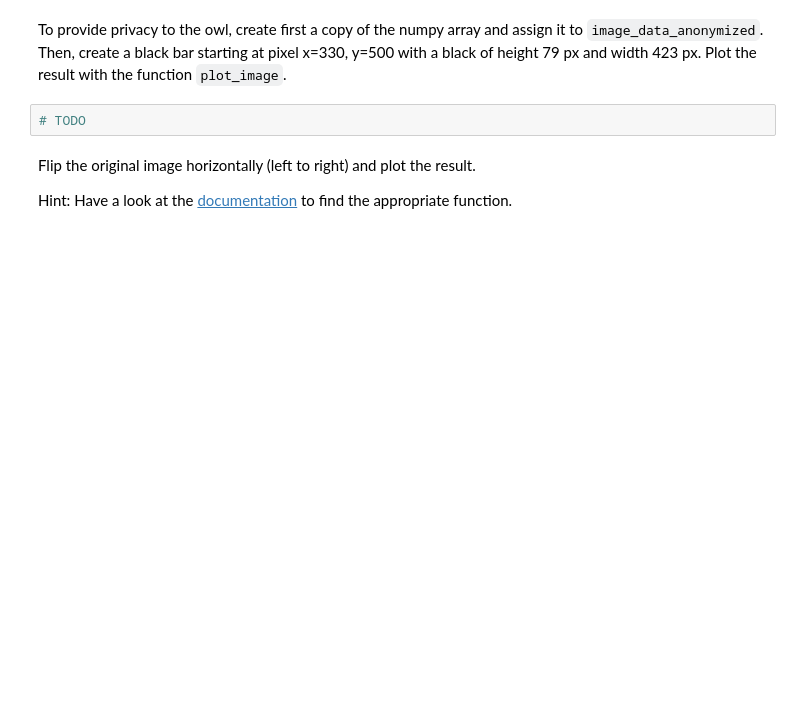
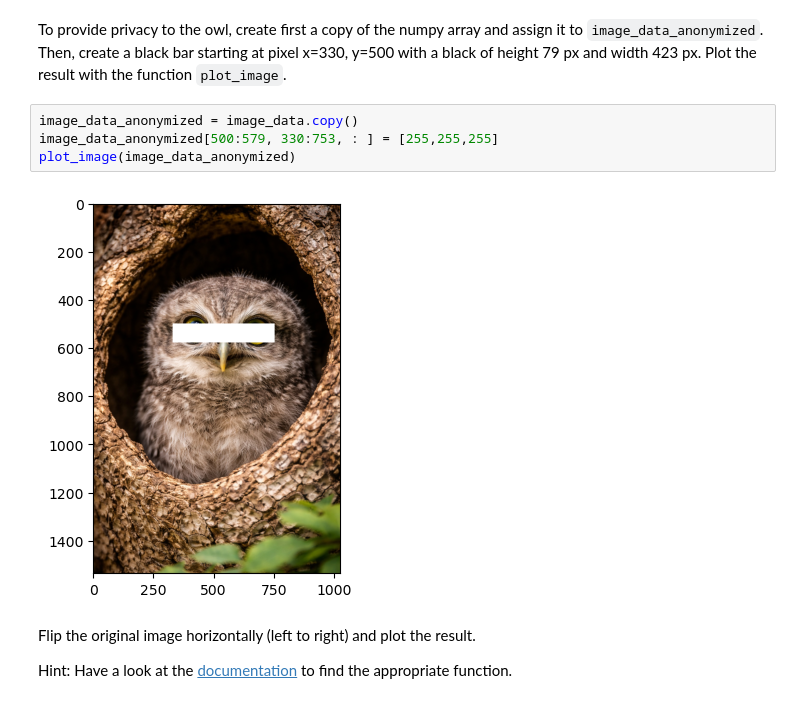
Before and after one commit to aoiram/2526-unibe-advanced-python, a Jupyter notebook: assignments/Assignment03.ipynb, the cells around one changed output. Cells and saved outputs as stored; diff of their text form; blank space fills up the shorter version.

```diff
--- a/assignments/Assignment03.ipynb
+++ b/assignments/Assignment03.ipynb
@@ -118,7 +156,11 @@ Downsample the image by only considering every 5th pixel (using numpy slicing).
 # %% [markdown]
 To provide privacy to the owl, create first a copy of the numpy array and assign it to `image_data_anonymized`. Then, create a black bar starting at pixel x=330, y=500 with a black of height 79 px and width 423 px. Plot the result with the function `plot_image`.
 # %%
-# TODO
+image_data_anonymized = image_data.copy()
+image_data_anonymized[500:579, 330:753, : ] = [255,255,255]
+plot_image(image_data_anonymized)
+# %% [output]
+[figure, added]
 # %% [markdown]
 Flip the original image horizontally (left to right) and plot the result.
 
```
Also changed, not shown: parts of 17 cells of this notebook.
